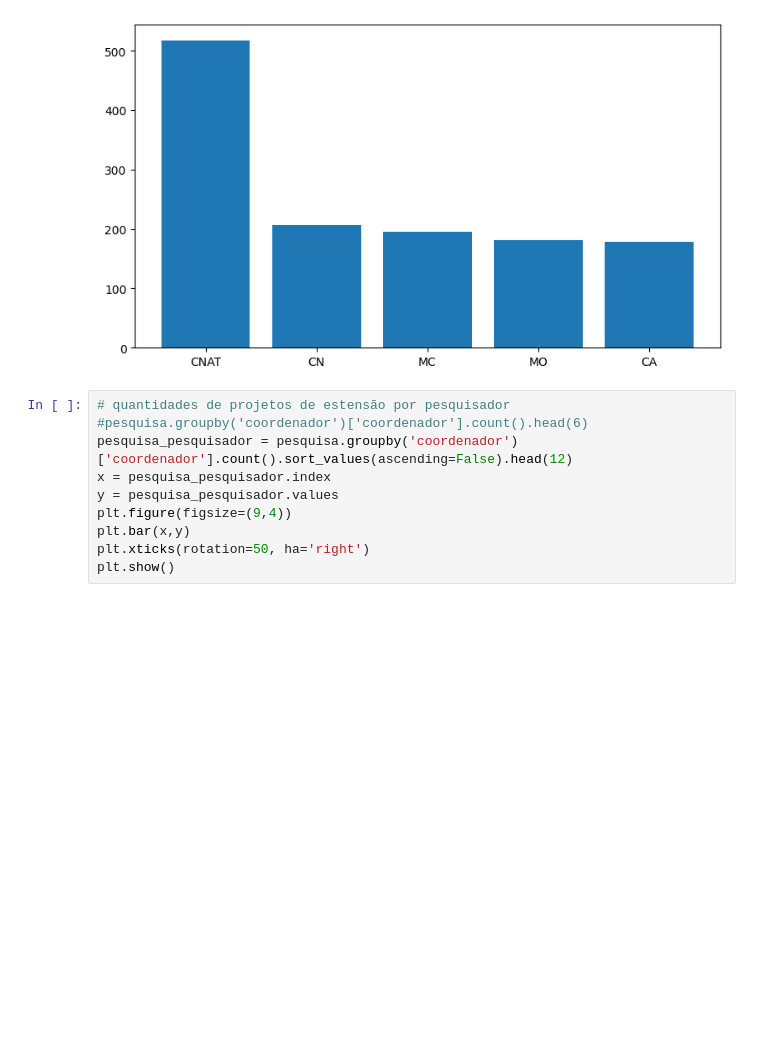
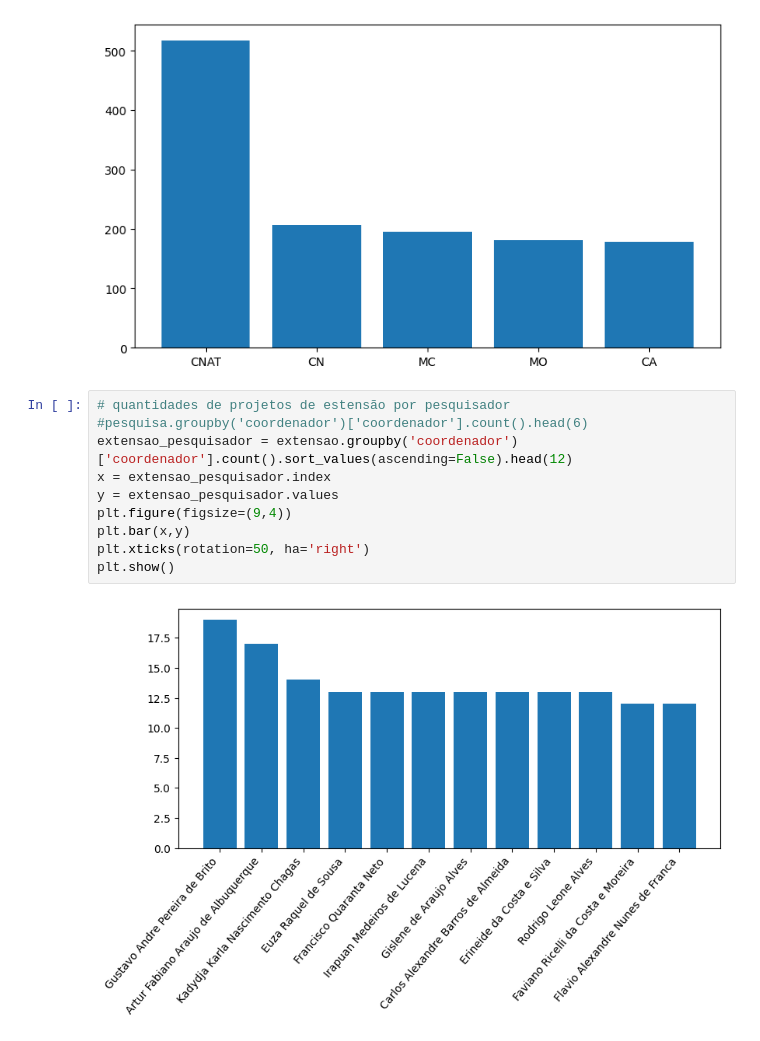
Before and after one commit to MatheusFLtechnology/tcc, a Jupyter notebook: projetos_extensao.ipynb, the cells around one changed output. Saved outputs shown, nothing was run; the diff lists cells and outputs as text; blank space fills up the shorter version.

```diff
--- a/projetos_extensao.ipynb
+++ b/projetos_extensao.ipynb
@@ -174,10 +158,12 @@ plt.show()
 # %%
 # quantidades de projetos de estensão por pesquisador
 #pesquisa.groupby('coordenador')['coordenador'].count().head(6)
-pesquisa_pesquisador = pesquisa.groupby('coordenador')['coordenador'].count().sort_values(ascending=False).head(12)
-x = pesquisa_pesquisador.index
-y = pesquisa_pesquisador.values
+extensao_pesquisador = extensao.groupby('coordenador')['coordenador'].count().sort_values(ascending=False).head(12)
+x = extensao_pesquisador.index
+y = extensao_pesquisador.values
 plt.figure(figsize=(9,4))
 plt.bar(x,y)
 plt.xticks(rotation=50, ha='right')
 plt.show()
+# %% [output]
+[figure, added]
```
Also changed, not shown: parts of 1 cell of this notebook, 7 other files.
